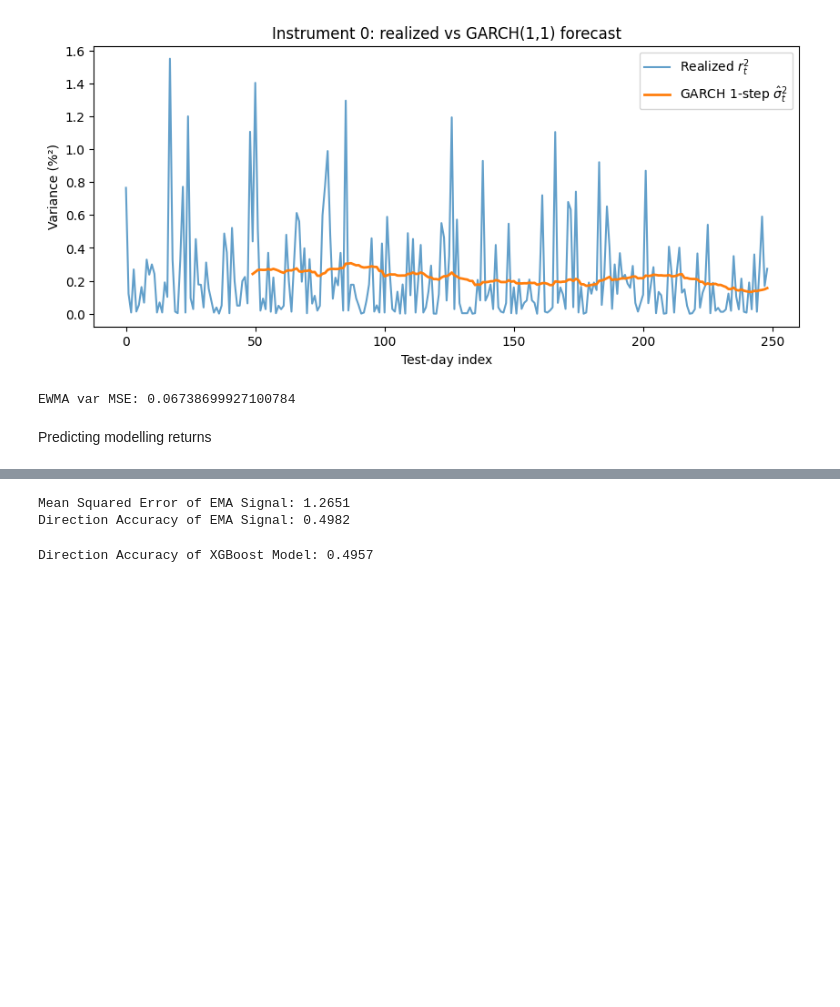
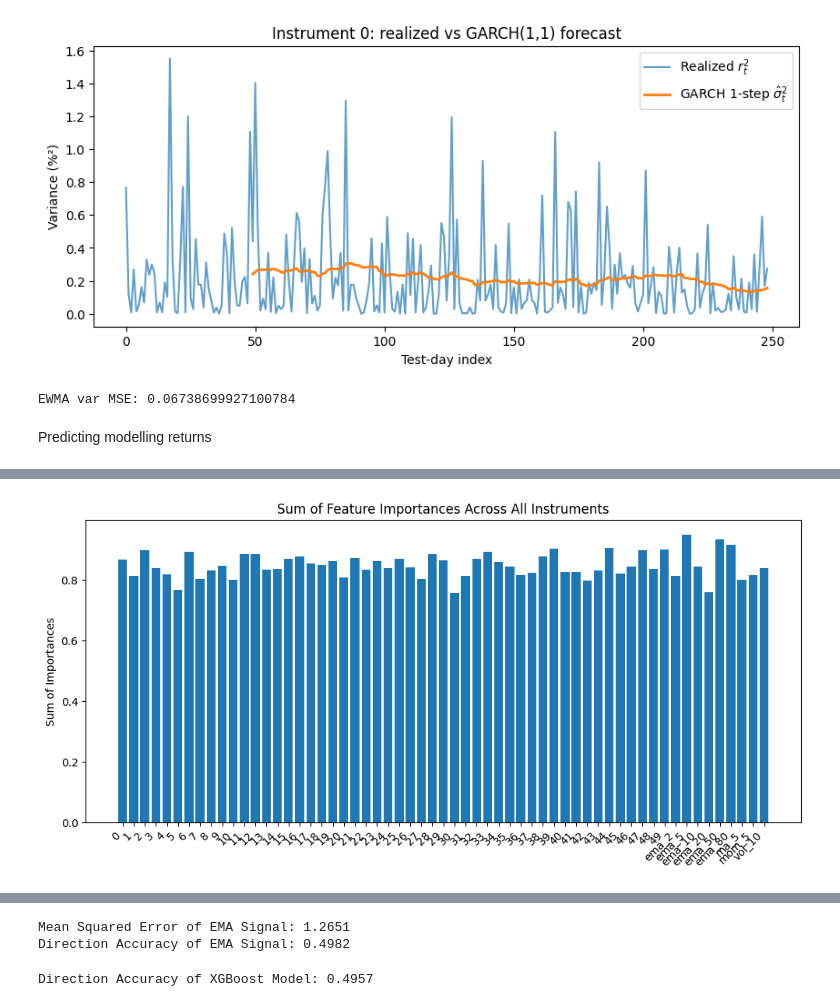
Before and after one commit to AlanPythonProgramming/SIG-Algothon-2025, a Jupyter notebook: alan/modelling.ipynb, the cells around one changed output, grey strips where cells are left out. Cells and saved outputs as stored; diff of their text form; code cells hidden in the pictures; blank space fills up the shorter version.

```diff
--- a/alan/modelling.ipynb
+++ b/alan/modelling.ipynb
@@ -9,7 +9,7 @@ def loadPrices(fn):
     (nt,nInst) = df.shape
     return (df.values).T
 
-pricesFile="./prices.txt"
+pricesFile="../prices.txt"
 prices = loadPrices(pricesFile)
 
 train_prices = prices[:, :500]
@@ -170,3 +170,12 @@ print("EWMA var MSE:", mse_ewma)
 EWMA var MSE: 0.06738699927100784
 # %% [markdown]
 Predicting modelling returns
+# %%
+from xgboost import XGBRegressor, XGBClassifier, plot_importance
+from sklearn.metrics import mean_squared_error, accuracy_score
+
+df = pd.DataFrame(returns.T)
+train = df[:501].reset_index(drop=True)
+test = df[500:].reset_index(drop=True)
+val_mse = []
+val_direction_accs = []
@@ -172,0 +268,4 @@ Predicting modelling returns
+# %%
+y_train = train.iloc[:, 0].shift(-10).dropna()
+X_train = train.iloc[9:-1]
+y_train.head()
@@ -172,0 +279,13 @@ Predicting modelling returns
+# %%
+xgb_models = []
+for inst in range(nInst):
+    X_train_inst = compute_features(train, inst, ema_ranges)
+    y_train_inst = train.iloc[:, inst].shift(-10).dropna()
+    X_train_inst = X_train_inst[9:-1].reset_index(drop=True)  # Align lengths after shifting
+    model = XGBClassifier(n_estimators=100, max_depth=4, random_state=42)
+    y_train_sign = (y_train_inst > 0).astype(int)
+
+    model.fit(X_train_inst, y_train_sign)
+    xgb_models.append(model)
+
+joblib.dump(xgb_models, 'xgb_classification_full_train.joblib')
@@ -210,0 +584,13 @@ test = pd.concat(test).dropna().reset_index(drop=True)
+# %%
+import matplotlib.pyplot as plt
+
+feature_sums = np.sum(important_features, axis=0)
+plt.figure(figsize=(10, 5))
+plt.bar([str(col) for col in X_train_inst.columns], feature_sums)
+plt.xticks(rotation=45, ha='right')
+plt.title("Sum of Feature Importances Across All Instruments")
+plt.ylabel("Sum of Importances")
+plt.tight_layout()
+plt.show()
+# %% [output]
+[figure, added]
```
Also changed, not shown: parts of 12 cells of this notebook, 6 other files.
